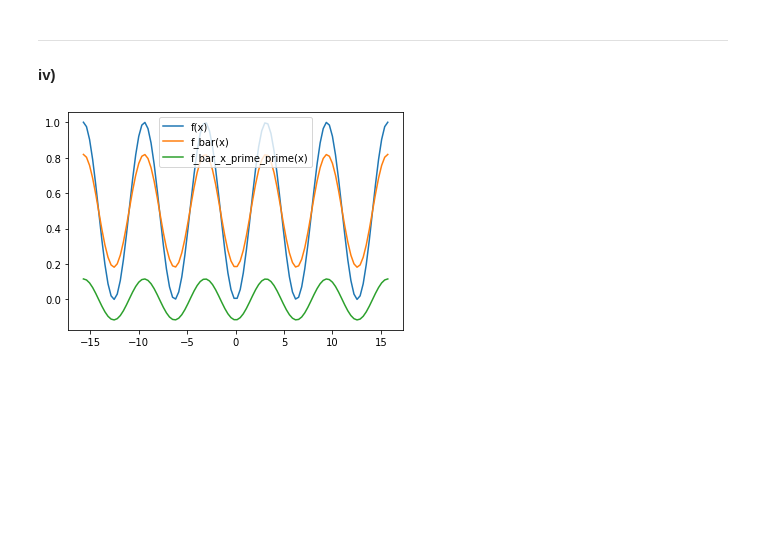
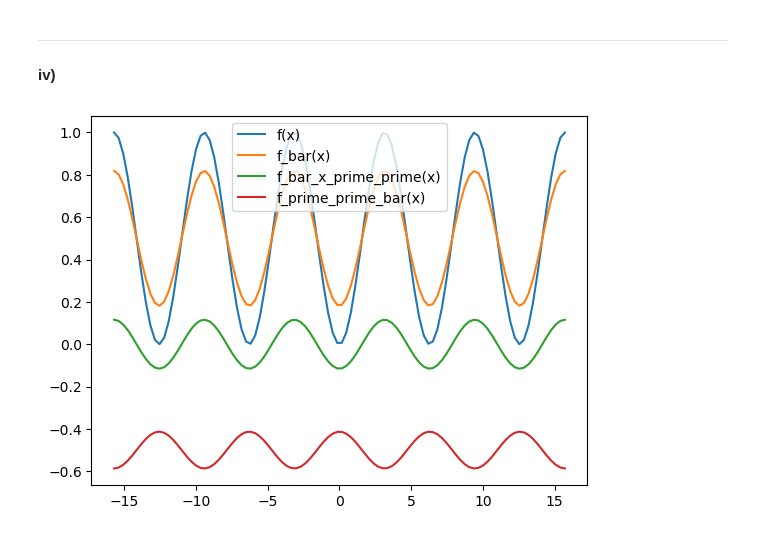
Before and after one commit to svbergmann/Mathematical-modeling-of-the-atmosphere, a Jupyter notebook: exercises/uebung_1.ipynb, the cells around one changed output. Cells and saved outputs as stored; diff of their text form; code cells hidden in the pictures; blank space fills up the shorter version.

```diff
--- a/exercises/uebung_1.ipynb
+++ b/exercises/uebung_1.ipynb
@@ -38,11 +38,14 @@ $$f'' \equiv f(x'') - \overline{f}(x'')$$
 #### iv)
 # %%
 f_bar_x_prime_prime = lambda x: (2 - np.pi) / np.pi ** 2 * np.cos(x)
+# TODO!
+f_prime_prime_bar = lambda x: f_bar_x_prime_prime(x) - 1 / 2 * (1 - np.square(2 / np.pi) * np.cos(x))
 
 plt.plot(points, f(points), label='f(x)')
 plt.plot(points, f_bar(points), label='f_bar(x)')
 plt.plot(points, f_bar_x_prime_prime(points), label='f_bar_x_prime_prime(x)')
+plt.plot(points, f_prime_prime_bar(points), label='f_prime_prime_bar(x)')
 plt.legend()
 plt.show()
 # %% [output]
-[figure, old version]
+[figure, new version]
```
Also changed, not shown: parts of 1 cell of this notebook.
